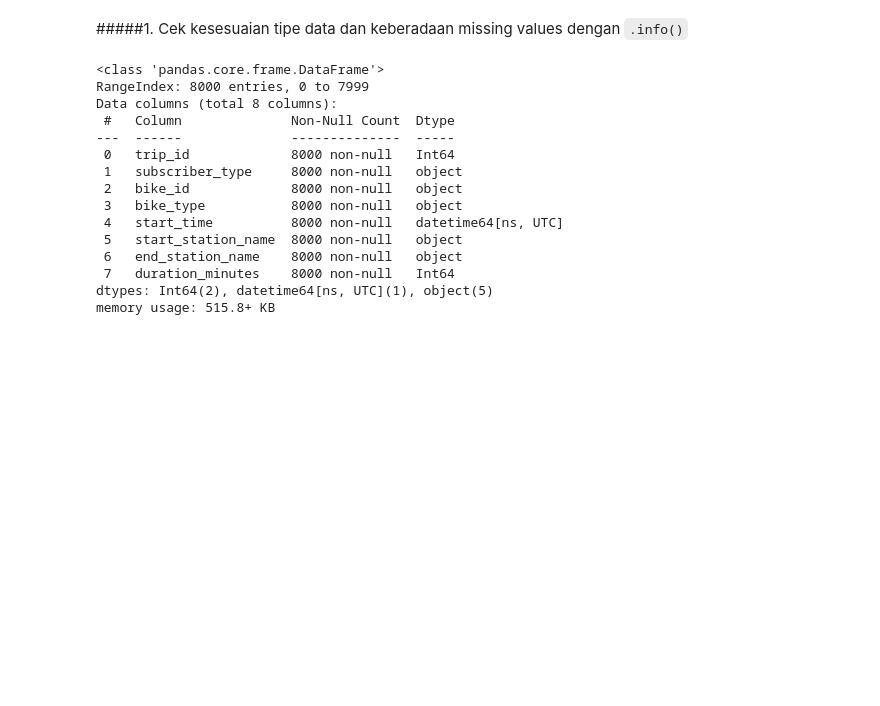
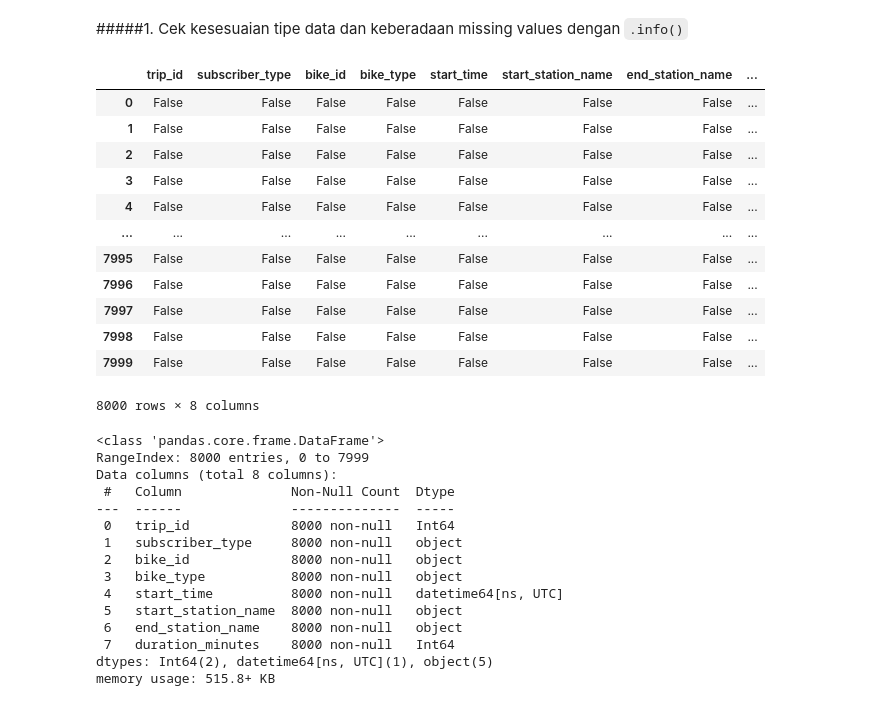
Before and after one commit to adhyarya51/Haktiv8, a Jupyter notebook: Kisi_Kisi_LC2_P0.ipynb, the cells around one changed output. Saved outputs shown, nothing was run; the diff lists cells and outputs as text; code cells hidden in the pictures; blank space fills up the shorter version.

```diff
--- a/Kisi_Kisi_LC2_P0.ipynb
+++ b/Kisi_Kisi_LC2_P0.ipynb
@@ -441,12 +499,12 @@ df_1
 #####Data Loading
 # %%
 # working area
-data_table = client.query('''
+df_1 = client.query('''
 SELECT *
 FROM `ftds-hacktiv8-project.practice.bike_rent`
 ''').to_dataframe()
 
-data_table
+df_1
 # %% [output]
 |  | trip_id | subscriber_type | bike_id | bike_type | start_time | start_station_name | end_station_name | ... |
 | 0 | 18896589 | Explorer | 93 | classic | 2018-10-28 14:16:14+00:00 | Dean Keeton & Speedway | 11th & Salina | ... |
@@ -463,5 +521,21 @@ data_table
 8000 rows × 8 columns
 # %% [markdown]
 #####1. Cek kesesuaian tipe data dan keberadaan missing values dengan `.info()`
+# %%
+df_1.isnull()
+# %% [output]
+|  | trip_id | subscriber_type | bike_id | bike_type | start_time | start_station_name | end_station_name | ... |
+| 0 | False | False | False | False | False | False | False | ... |
+| 1 | False | False | False | False | False | False | False | ... |
+| 2 | False | False | False | False | False | False | False | ... |
+| 3 | False | False | False | False | False | False | False | ... |
+| 4 | False | False | False | False | False | False | False | ... |
+| ... | ... | ... | ... | ... | ... | ... | ... | ... |
+| 7995 | False | False | False | False | False | False | False | ... |
+| 7996 | False | False | False | False | False | False | False | ... |
+| 7997 | False | False | False | False | False | False | False | ... |
+| 7998 | False | False | False | False | False | False | False | ... |
+| 7999 | False | False | False | False | False | False | False | ... |
+8000 rows × 8 columns
 # %%
 # working area
```
Also changed, not shown: parts of 10 cells of this notebook.
